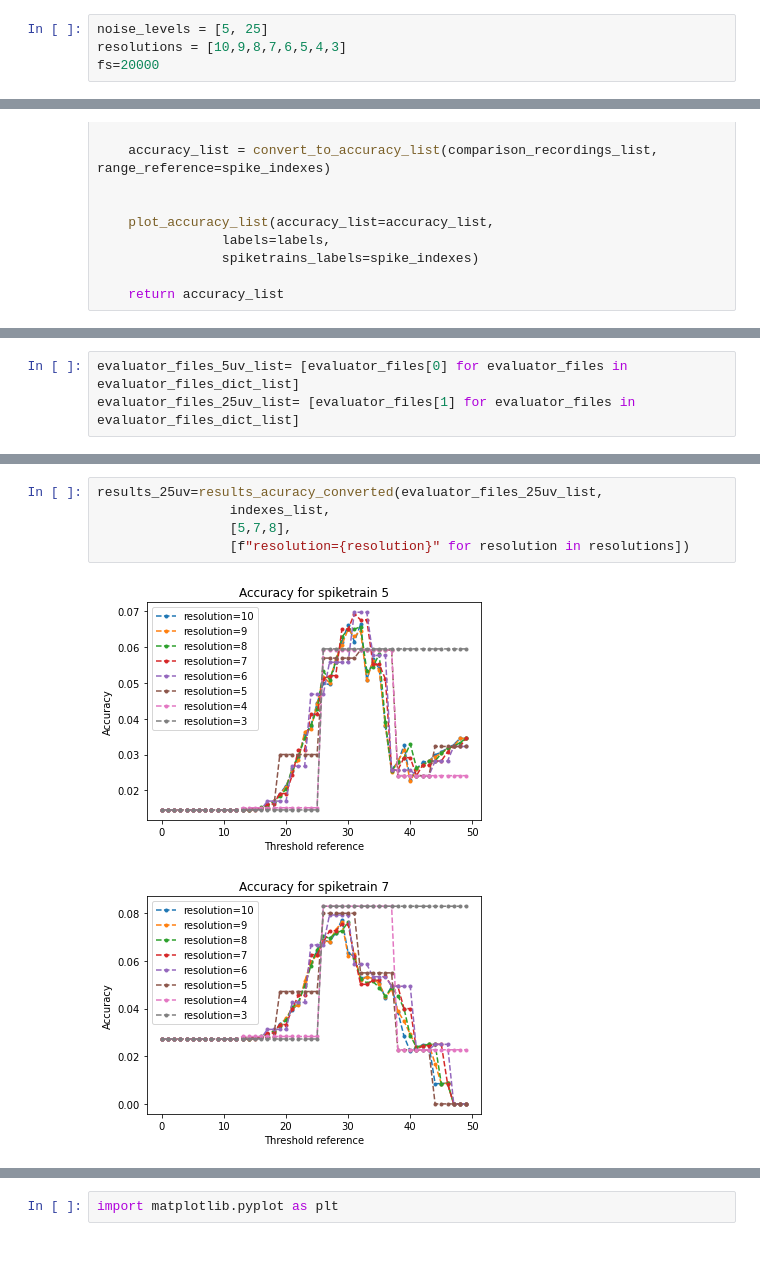
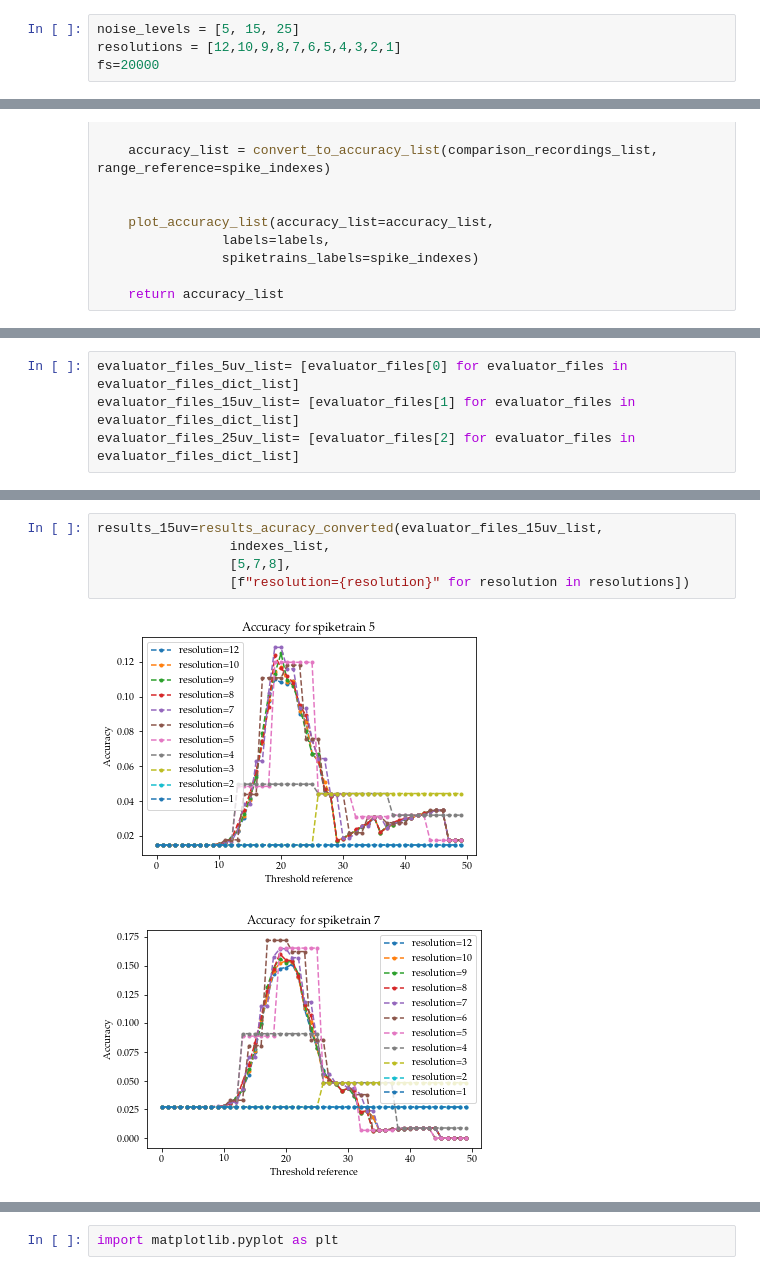
Before and after one commit to LuighiV/eapprocessor, a Jupyter notebook: notebooks/3_Evaluation_Threshold_20kHz_multiple_sampling_window.ipynb, the cells around one changed output, grey strips where cells are left out. Saved outputs shown, nothing was run; the diff lists cells and outputs as text.

Commit message:
Update results

```diff
--- a/notebooks/3_Evaluation_Threshold_20kHz_multiple_sampling_window.ipynb
+++ b/notebooks/3_Evaluation_Threshold_20kHz_multiple_sampling_window.ipynb
@@ -12,8 +12,8 @@ BASE_DIR="/mnt/Archivos/data"
 # %%
 from eapprocessor.tools.load import load_neo, load_count_evaluation, get_evaluation_files
 # %%
-noise_levels = [5, 25]
-resolutions = [10,9,8,7,6,5,4,3]
+noise_levels = [5, 15, 25]
+resolutions = [12,10,9,8,7,6,5,4,3,2,1]
 fs=20000
 # %%
 neo_list=[]
@@ -395,6 +283,7 @@ array([[[0.01451815, 0.02725681, 0.03501751],
 # %%
 evaluator_files_5uv_list= [evaluator_files[0] for evaluator_files in  evaluator_files_dict_list]
-evaluator_files_25uv_list= [evaluator_files[1] for evaluator_files in  evaluator_files_dict_list]
+evaluator_files_15uv_list= [evaluator_files[1] for evaluator_files in  evaluator_files_dict_list]
+evaluator_files_25uv_list= [evaluator_files[2] for evaluator_files in  evaluator_files_dict_list]
 # %%
 results_5uv=results_acuracy_converted(evaluator_files_5uv_list,
                  indexes_list,
@@ -407,8 +296,8 @@ results_5uv=results_acuracy_converted(evaluator_files_5uv_list,
 # %%
-results_25uv=results_acuracy_converted(evaluator_files_25uv_list,
+results_15uv=results_acuracy_converted(evaluator_files_15uv_list,
                  indexes_list,
                  [5,7,8],
                  [f"resolution={resolution}" for resolution in resolutions])
 # %% [output]
-[figure, old version]
+[figure, new version]
-[figure, old version]
+[figure, new version]
```
Also changed, not shown: parts of 35 cells of this notebook, 6 other files.
